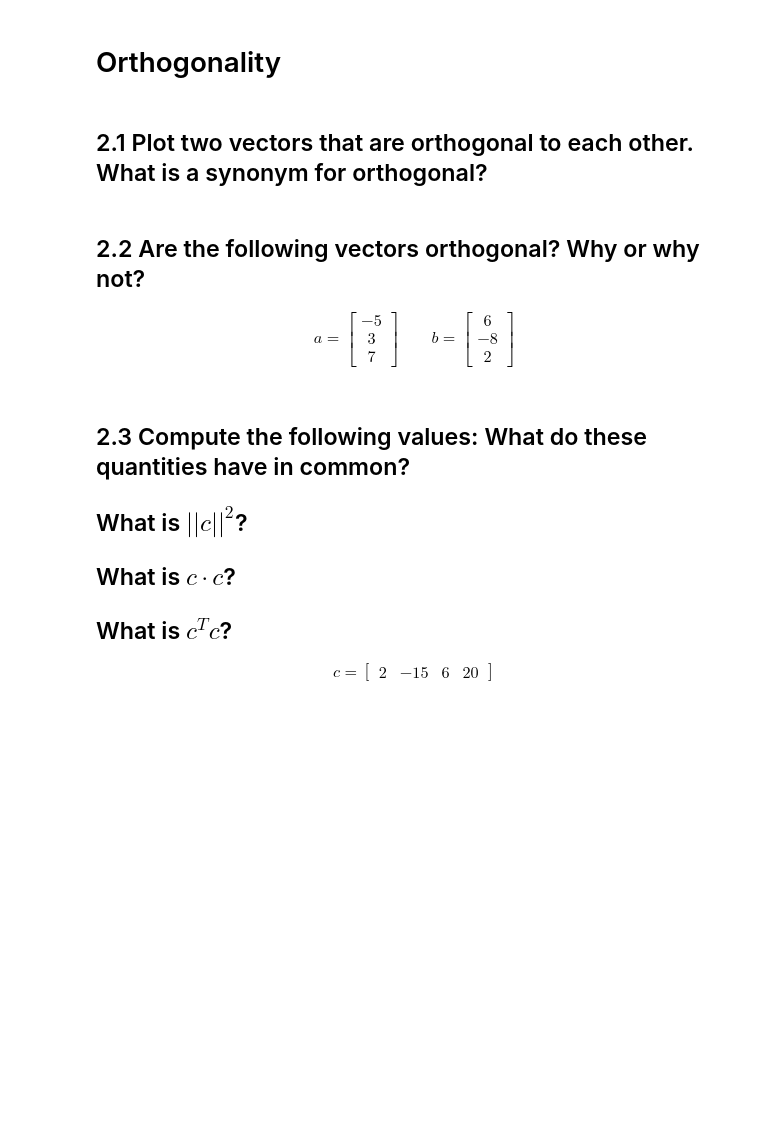
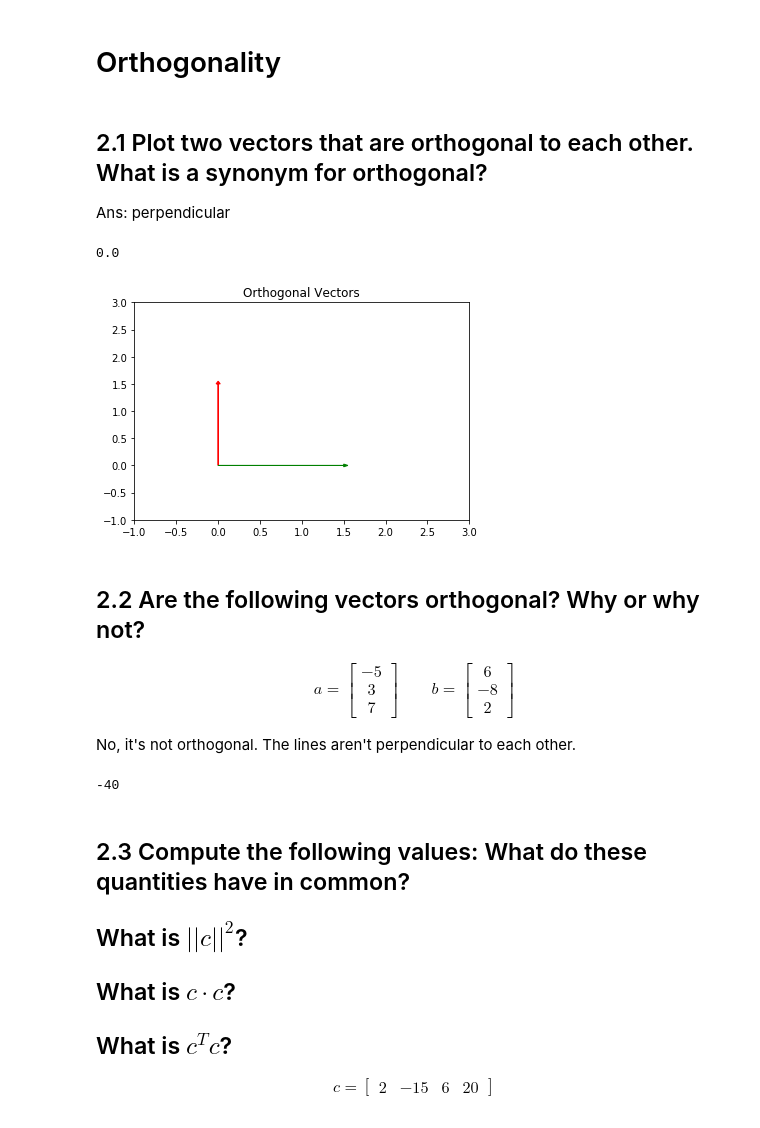
Before and after one commit to bloominstituteoftechnology/DS-Unit-1-Sprint-4-Linear-Algebra, a Jupyter notebook: Intermediate_Linear_Algebra_Assignment.ipynb, the cells around one changed output. Cells and saved outputs as stored; diff of their text form; code cells hidden in the pictures; blank space fills up the shorter version.

```diff
--- a/Intermediate_Linear_Algebra_Assignment.ipynb
+++ b/Intermediate_Linear_Algebra_Assignment.ipynb
@@ -356,3 +356,15 @@ array([[ 1.        ,  0.99066544,  0.99144859, ..., -0.120343  ,
 # Orthogonality
 # %% [markdown]
 ## 2.1 Plot two vectors that are orthogonal to each other. What is a synonym for orthogonal?
+
+Ans: perpendicular
+# %%
+import math
+#All you need is a dot product to be zero
+g_ortho = np.array([1,0,-1])
+h_ortho = np.array([1, math.sqrt(2), 1])
+# np.linalg.norm(g_ortho), np.linalg.norm(h_ortho)
+# np.cross(g_ortho, h_ortho)
+np.dot(g_ortho, h_ortho)
+# %% [output]
+0.0
@@ -359,3 +380,15 @@ array([[ 1.        ,  0.99066544,  0.99144859, ..., -0.120343  ,
+# %%
+vector_1 = [0,1.5]
+vector_2 = [1.5,0]
+# Plot the Scaled Vectors
+plt.arrow(0,0, vector_1[0], vector_1[1],head_width=.05, head_length=0.05, color ='red')
+plt.arrow(0,0, vector_2[0], vector_2[1],head_width=.05, head_length=0.05, color ='green')
+plt.xlim(-1,3)
+plt.ylim(-1,3)
+plt.title("Orthogonal Vectors")
+plt.show()
+# %% [output]
+[figure, added]
 # %% [markdown]
 ## 2.2 Are the following vectors orthogonal? Why or why not?
 
@@ -364,6 +397,14 @@ a = \begin{bmatrix} -5 \\ 3 \\ 7 \end{bmatrix}
 \qquad
 b = \begin{bmatrix} 6 \\ -8 \\ 2 \end{bmatrix}
 \end{align}
+
+No, it's not orthogonal. The lines aren't perpendicular to each other.
+# %%
+a = np.array([-5, 3, 7])
+b = np.array([6, -8, 2])
+np.dot(a,b)
+# %% [output]
+-40
 # %% [markdown]
 ## 2.3 Compute the following values: What do these quantities have in common?
 
```
Also changed, not shown: parts of 20 cells of this notebook.
